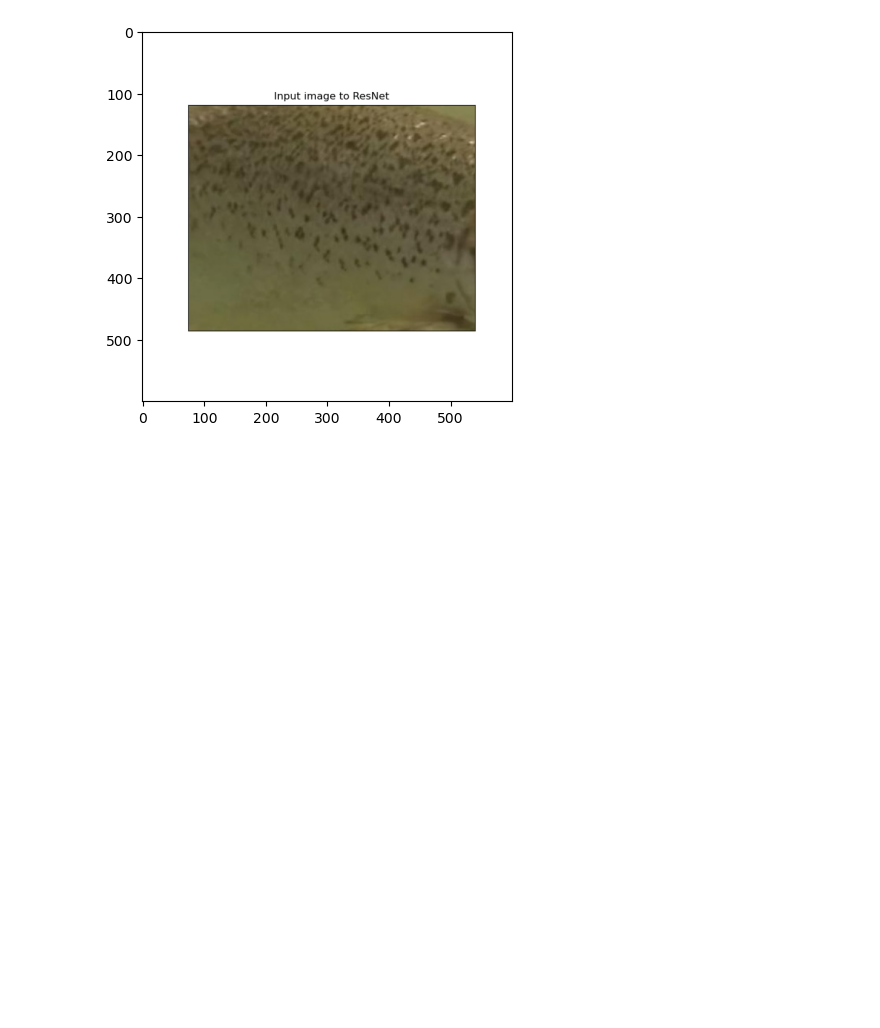
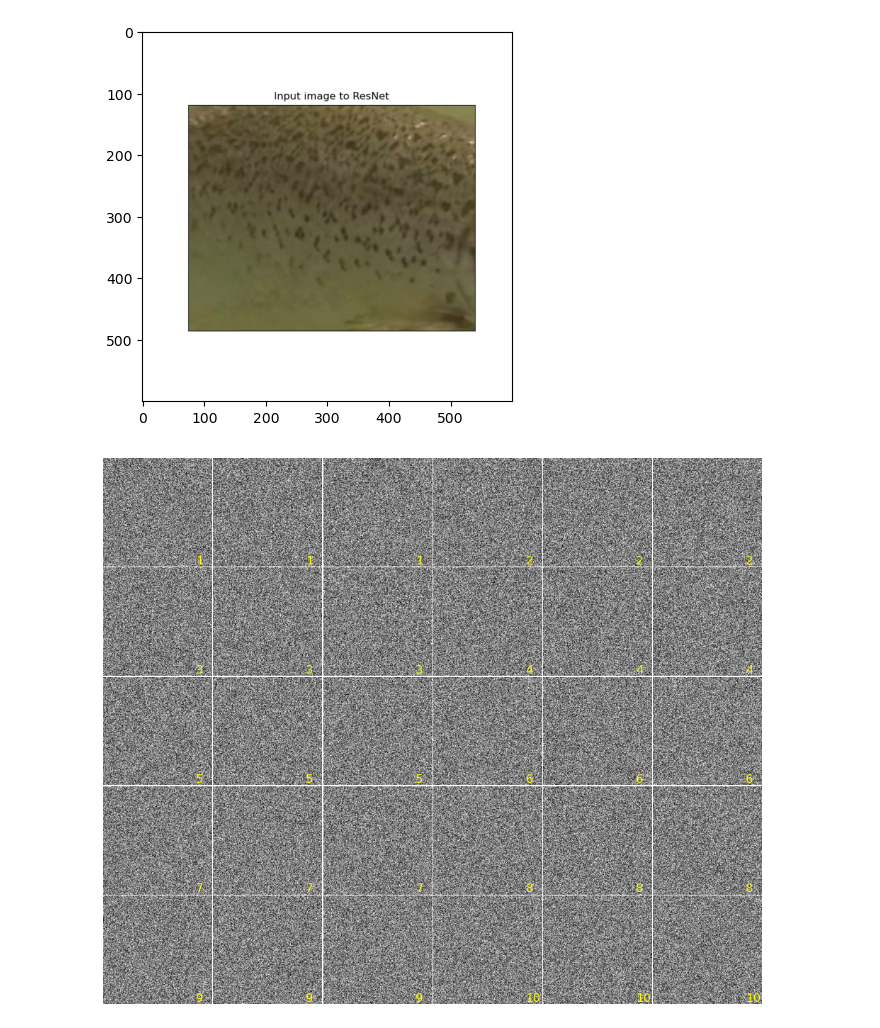
Before and after one commit to magnuswiik/SalmonReID, a Jupyter notebook: Prototyping/melanin_highlighting.ipynb, the cells around one changed output. Saved outputs shown, nothing was run; the diff lists cells and outputs as text; code cells hidden in the pictures; blank space fills up the shorter version.

```diff
--- a/Prototyping/melanin_highlighting.ipynb
+++ b/Prototyping/melanin_highlighting.ipynb
@@ -80,3 +80,36 @@ plt.imshow(img)
 plt.show()
 # %% [output]
 [figure]
+# %%
+import matplotlib.pyplot as plt
+import numpy as np
+
+num_images = 30
+image_size = 224
+
+images = np.random.rand(num_images, image_size, image_size)
+
+# Set up the figure and subplots
+fig, axs = plt.subplots(5, 6, figsize=(12, 10))
+
+# Flatten the 2D array of subplots for easier indexing
+axs = axs.flatten()
+
+def annotate_axes(ax, text, fontsize=12):
+    ax.text(0.85, 0.1, text, transform=ax.transAxes,
+            ha="left", va="top", fontsize=fontsize, color="yellow")
+
+# Loop through the images and plot them on the subplots
+for i in range(num_images):
+    ax = axs[i]
+    ax.imshow(images[i], cmap='gray', aspect='auto')  # Assuming grayscale images, change cmap if needed
+    annotate_axes(ax, str(i//3 + 1))
+    ax.axis('off')  # Hide axes
+
+plt.subplots_adjust(wspace=.01, hspace=.01)
+# Show the plot
+axs[3].margins(10)
+axs[4].margins(10)
+plt.show()
+# %% [output]
+[figure, added]
```
Also changed, not shown: parts of 1 cell of this notebook, 11 other files.
